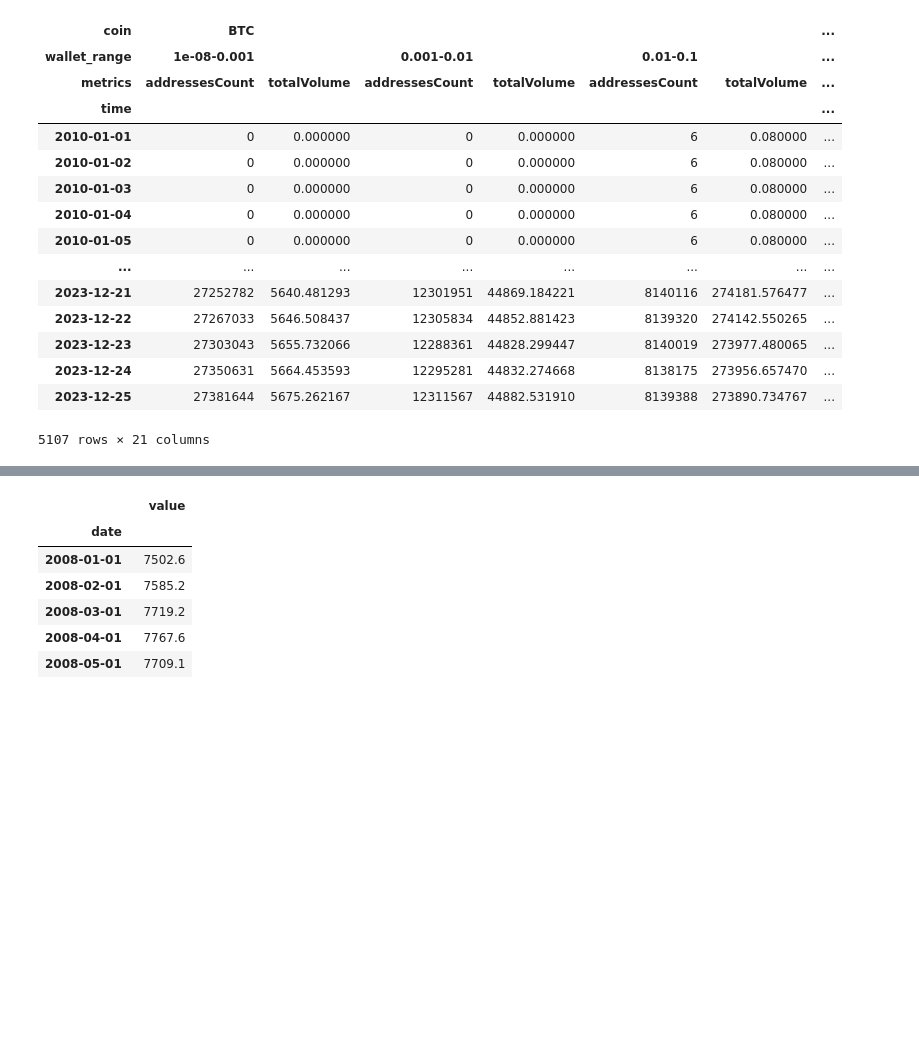
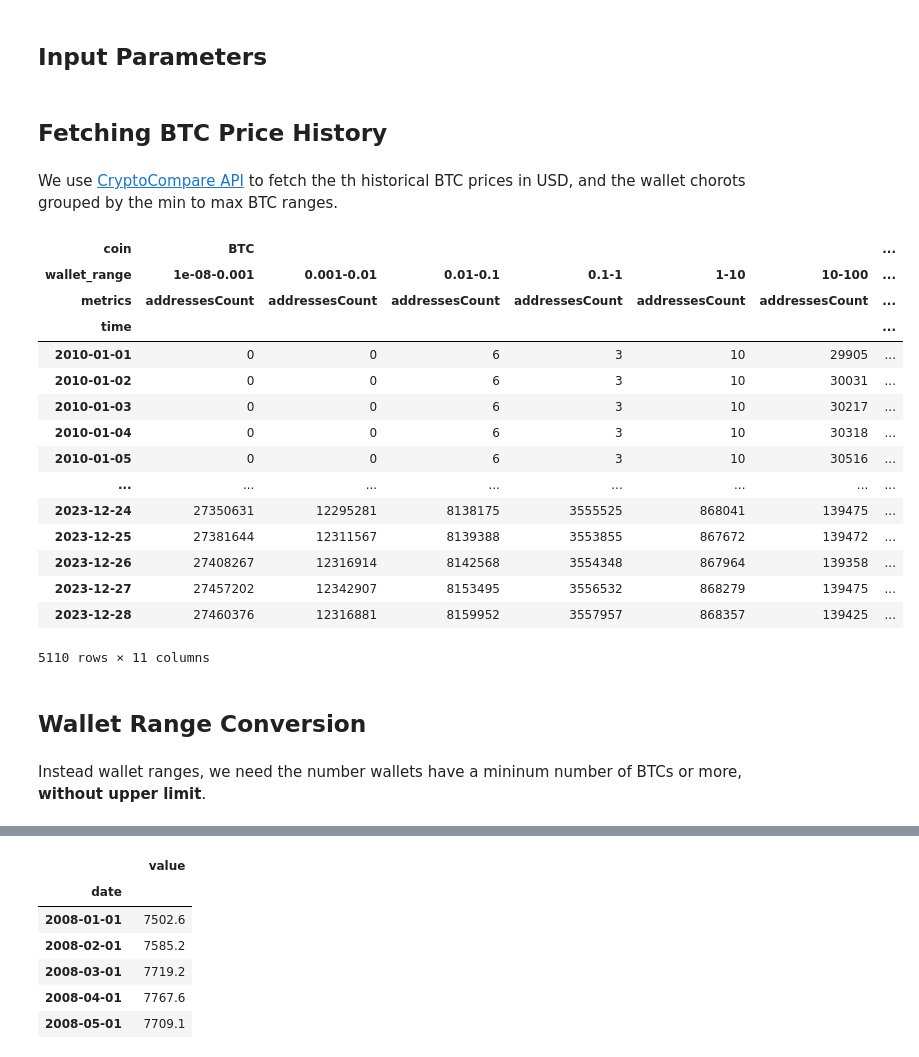
Before and after one commit to bekisz/chain-intelligence, a Jupyter notebook: metcalfe.ipynb, the cells around one changed output, grey strips where cells are left out. Saved outputs shown, nothing was run; the diff lists cells and outputs as text; code cells hidden in the pictures; blank space fills up the shorter version.

```diff
--- a/metcalfe.ipynb
+++ b/metcalfe.ipynb
@@ -15,0 +47,2 @@ _n_ is equated to the number of BTC addresses (_addressesCount_) holding more th
+# %% [markdown]
+## Input Parameters
@@ -16,49 +69,21 @@ _n_ is equated to the number of BTC addresses (_addressesCount_) holding more th
+# %% [markdown]
+## Fetching BTC Price History
+# %% [markdown]
+We use [CryptoCompare API](https://min-api.cryptocompare.com/documentation) to fetch the th historical BTC prices in USD, and the wallet chorots grouped by the min to max BTC ranges.
 # %%
 import requests
 import json
 import pandas as pd
 pd.options.mode.chained_assignment = None  # default='warn'
-
-
 from datetime import date
 import time
-
-# ----- User Settings
-
-coins=['BTC']  # Only BTC is available at cryptocompare
-
-
-data_fetch_start_date = '2010-01-01'
-plot_start_date = '2010-09-01'
-k_calibration_start_date = '2017-01-01'
-linear_fitting_start_date='2021-01-01'
-extrapolation_end_date ='2037-06-26'
-
-# Having more or same amount of BTC as [x,y,z]. This is for filtering out empty wallets
-# min_btcs =  [1000, 100, 10, 1, 0.1, 0.01, 0.001]
-min_btcs = [1e-08, 0.001, 0.01, 0.1, 1, 10]
-
-# Reuqested Simple Moving Averages for calucating k
-smas = [1,2,7,30,90,180, 365]
-
-
-# cryptocompare.com API Key for fetching BTC wallet distributions and price
-cryptocompare_api_key = '777db0605f662ba6667a0c8d385d317262bd221764d4a3b01dc7a629e9592a49'
-# https://data.nasdaq.com/ token to use nasdaqdatalink for M2 money supply
-nasdaqdatalink_token = 'JEn6xy3nc1JtFSLoXoVJ'
-# https://fred.stlouisfed.org/
-fred_api_key = 'b121cc395b21e22273f7275e8c49a2d0'
-# ----- User Settings -- end
-
-
-
-
-
 requestUrls = ['https://min-api.cryptocompare.com/data/blockchain/balancedistribution/histo/day?fsym={}&api_key={}&toTs={}&limit={}',
               'https://min-api.cryptocompare.com/data/v2/histoday?fsym={}&tsym=USD&api_key={}&toTs={}&limit={}']
 
+limit=2000
+coins=['BTC']  # Only BTC is available at cryptocompare
+coin = coins[0] # 'BTC'
 
-limit=2000
 data_fetch_start_date_ts = pd.Timestamp(data_fetch_start_date)
 coin_dfs=[]
 for coin in coins:
@@ -91,48 +116,52 @@ for coin in coins:
 
     df = pd.concat(time_segments, axis=0)
     df.sort_index(inplace=True)
     # print("Df {}\n".format(df))
     df.dropna(inplace=True)
     df_wallet_ranges = []
     for i in range(10):
         df_wallet_range = pd.DataFrame()
         df_wallet_range['addressesCount'] = df['balance_distribution'].map(lambda x: x[i]['addressesCount'])
-        df_wallet_range['totalVolume'] = df['balance_distribution'].map(lambda x: x[i]['totalVolume'])
+         # df_wallet_range['totalVolume'] = df['balance_distribution'].map(lambda x: x[i]['totalVolume'])
         vindex= df.first_valid_index()
         range_name = "{}-{}".format(df.loc[vindex,['balance_distribution']][0][i]['from'],
                                     df.loc[vindex,['balance_distribution']][0][i]['to'])
         df_wallet_range =  pd.concat({range_name: df_wallet_range}, axis=1, names=["wallet_range", "metrics"])
         df_wallet_ranges.append(df_wallet_range)
     range_name = "all"
     df_wallet_range = pd.DataFrame()
     df_wallet_range['price'] = df['close']
     df_wallet_range = pd.concat({range_name: df_wallet_range}, axis=1, names=["wallet_range", "metrics"])
     df_wallet_ranges.append(df_wallet_range)
 
     df = pd.concat(df_wallet_ranges, axis=1)
 
     df = pd.concat({coin: df}, axis=1, names=["coin", "wallet_range", "metrics"])
     coin_dfs.append(df)
 df=pd.concat(coin_dfs, axis=1)
 df=df.loc[data_fetch_start_date_ts:]
 df.sort_index(inplace=True)
 df
 # %% [output]
 | coin | BTC |  |  |  |  |  | ... |
-| wallet_range | 1e-08-0.001 |  | 0.001-0.01 |  | 0.01-0.1 |  | ... |
-| metrics | addressesCount | totalVolume | addressesCount | totalVolume | addressesCount | totalVolume | ... |
+| wallet_range | 1e-08-0.001 | 0.001-0.01 | 0.01-0.1 | 0.1-1 | 1-10 | 10-100 | ... |
+| metrics | addressesCount | addressesCount | addressesCount | addressesCount | addressesCount | addressesCount | ... |
 | time |  |  |  |  |  |  | ... |
-| 2010-01-01 | 0 | 0.000000 | 0 | 0.000000 | 6 | 0.080000 | ... |
-| 2010-01-02 | 0 | 0.000000 | 0 | 0.000000 | 6 | 0.080000 | ... |
-| 2010-01-03 | 0 | 0.000000 | 0 | 0.000000 | 6 | 0.080000 | ... |
-| 2010-01-04 | 0 | 0.000000 | 0 | 0.000000 | 6 | 0.080000 | ... |
-| 2010-01-05 | 0 | 0.000000 | 0 | 0.000000 | 6 | 0.080000 | ... |
+| 2010-01-01 | 0 | 0 | 6 | 3 | 10 | 29905 | ... |
+| 2010-01-02 | 0 | 0 | 6 | 3 | 10 | 30031 | ... |
+| 2010-01-03 | 0 | 0 | 6 | 3 | 10 | 30217 | ... |
+| 2010-01-04 | 0 | 0 | 6 | 3 | 10 | 30318 | ... |
+| 2010-01-05 | 0 | 0 | 6 | 3 | 10 | 30516 | ... |
 | ... | ... | ... | ... | ... | ... | ... | ... |
-| 2023-12-21 | 27252782 | 5640.481293 | 12301951 | 44869.184221 | 8140116 | 274181.576477 | ... |
-| 2023-12-22 | 27267033 | 5646.508437 | 12305834 | 44852.881423 | 8139320 | 274142.550265 | ... |
-| 2023-12-23 | 27303043 | 5655.732066 | 12288361 | 44828.299447 | 8140019 | 273977.480065 | ... |
-| 2023-12-24 | 27350631 | 5664.453593 | 12295281 | 44832.274668 | 8138175 | 273956.657470 | ... |
-| 2023-12-25 | 27381644 | 5675.262167 | 12311567 | 44882.531910 | 8139388 | 273890.734767 | ... |
+| 2023-12-24 | 27350631 | 12295281 | 8138175 | 3555525 | 868041 | 139475 | ... |
+| 2023-12-25 | 27381644 | 12311567 | 8139388 | 3553855 | 867672 | 139472 | ... |
+| 2023-12-26 | 27408267 | 12316914 | 8142568 | 3554348 | 867964 | 139358 | ... |
+| 2023-12-27 | 27457202 | 12342907 | 8153495 | 3556532 | 868279 | 139475 | ... |
+| 2023-12-28 | 27460376 | 12316881 | 8159952 | 3557957 | 868357 | 139425 | ... |
-5107 rows × 21 columns
+5110 rows × 11 columns
+# %% [markdown]
+## Wallet Range Conversion
+# %% [markdown]
+Instead wallet ranges, we need the number wallets have a mininum number of BTCs or more, __without upper limit__.
 # %%
 df_aux = pd.DataFrame()
```
Also changed, not shown: parts of 22 cells of this notebook.
